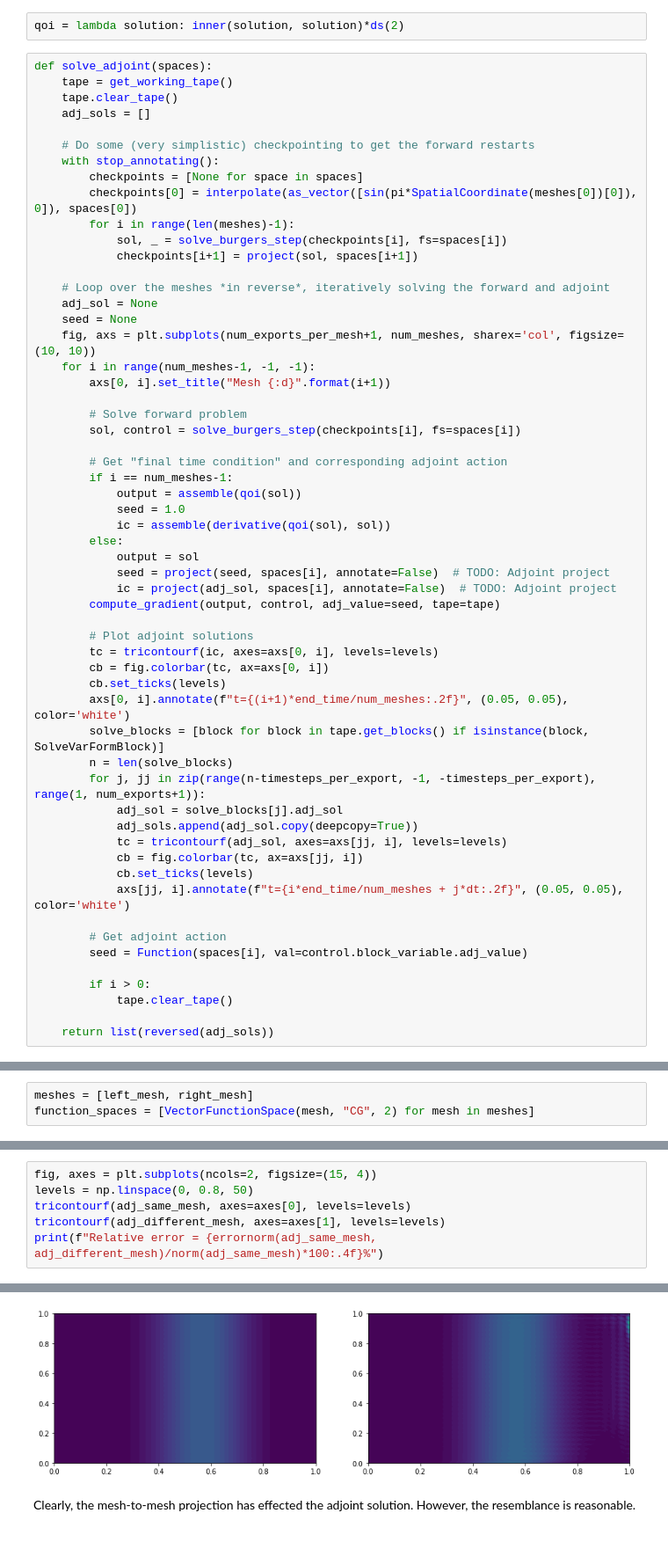
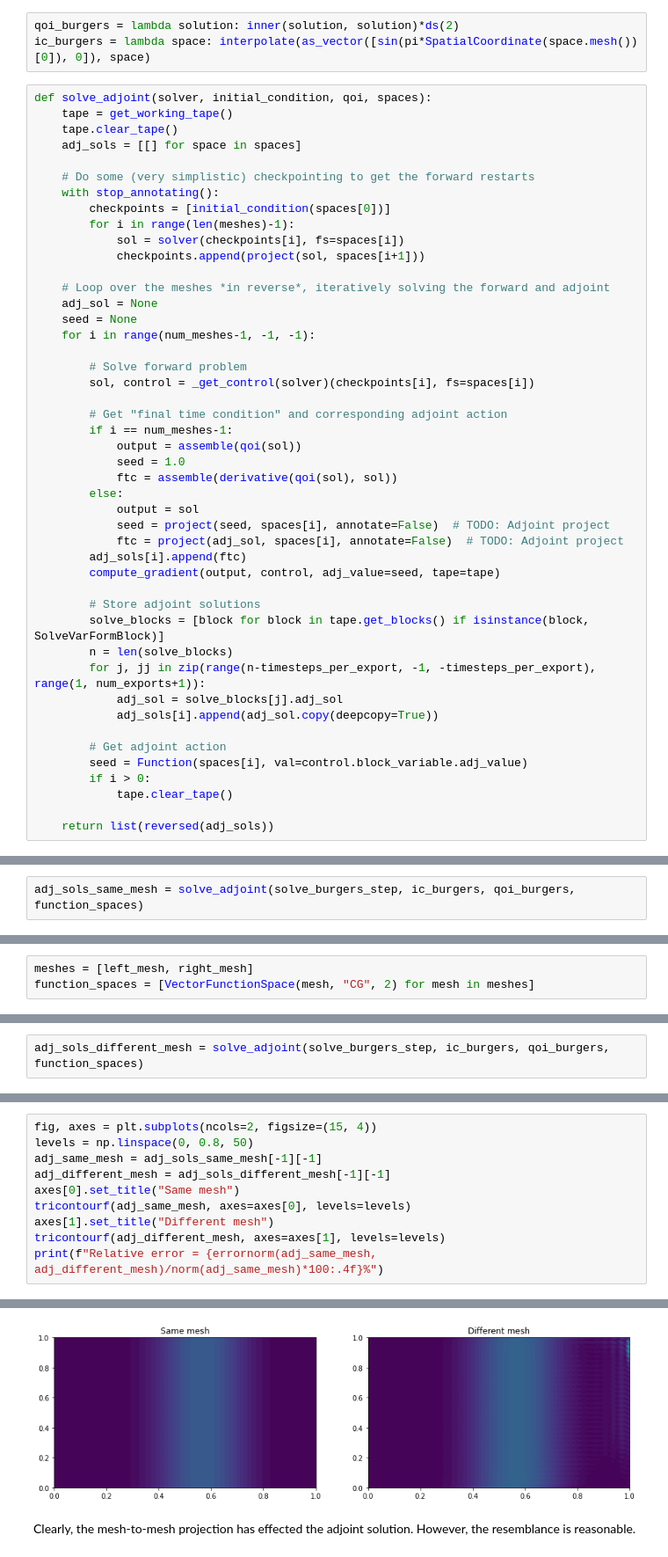
Before and after one commit to jwallwork23/adapt_utils_notebooks, a Jupyter notebook: burgers/burgers_with_restarts.ipynb, the cells around one changed output, grey strips where cells are left out. Shown at 88% size. Drawn from its saved outputs; the diff is of its cells as text.

Commit message:
burgers: separate adjoint prop from plotting

```diff
--- a/burgers/burgers_with_restarts.ipynb
+++ b/burgers/burgers_with_restarts.ipynb
@@ -97,58 +94,48 @@ levels = np.linspace(0, 0.8, 9)
 # %%
-qoi = lambda solution: inner(solution, solution)*ds(2)
+qoi_burgers = lambda solution: inner(solution, solution)*ds(2)
+ic_burgers = lambda space: interpolate(as_vector([sin(pi*SpatialCoordinate(space.mesh())[0]), 0]), space)
 # %%
-def solve_adjoint(spaces):
+def solve_adjoint(solver, initial_condition, qoi, spaces):
     tape = get_working_tape()
     tape.clear_tape()
-    adj_sols = []
+    adj_sols = [[] for space in spaces]
 
     # Do some (very simplistic) checkpointing to get the forward restarts
     with stop_annotating():
-        checkpoints = [None for space in spaces]
-        checkpoints[0] = interpolate(as_vector([sin(pi*SpatialCoordinate(meshes[0])[0]), 0]), spaces[0])
+        checkpoints = [initial_condition(spaces[0])]
         for i in range(len(meshes)-1):
-            sol, _ = solve_burgers_step(checkpoints[i], fs=spaces[i])
-            checkpoints[i+1] = project(sol, spaces[i+1])
+            sol = solver(checkpoints[i], fs=spaces[i])
+            checkpoints.append(project(sol, spaces[i+1]))
 
     # Loop over the meshes *in reverse*, iteratively solving the forward and adjoint
     adj_sol = None
     seed = None
-    fig, axs = plt.subplots(num_exports_per_mesh+1, num_meshes, sharex='col', figsize=(10, 10))
     for i in range(num_meshes-1, -1, -1):
-        axs[0, i].set_title("Mesh {:d}".format(i+1))
 
         # Solve forward problem
-        sol, control = solve_burgers_step(checkpoints[i], fs=spaces[i])
+        sol, control = _get_control(solver)(checkpoints[i], fs=spaces[i])
 
         # Get "final time condition" and corresponding adjoint action
         if i == num_meshes-1:
             output = assemble(qoi(sol))
             seed = 1.0
-            ic = assemble(derivative(qoi(sol), sol))
+            ftc = assemble(derivative(qoi(sol), sol))
         else:
             output = sol
             seed = project(seed, spaces[i], annotate=False)  # TODO: Adjoint project
-            ic = project(adj_sol, spaces[i], annotate=False)  # TODO: Adjoint project
+            ftc = project(adj_sol, spaces[i], annotate=False)  # TODO: Adjoint project
+        adj_sols[i].append(ftc)
         compute_gradient(output, control, adj_value=seed, tape=tape)
 
-        # Plot adjoint solutions
-        tc = tricontourf(ic, axes=axs[0, i], levels=levels)
-        cb = fig.colorbar(tc, ax=axs[0, i])
-        cb.set_ticks(levels)
-        axs[0, i].annotate(f"t={(i+1)*end_time/num_meshes:.2f}", (0.05, 0.05), color='white')
+        # Store adjoint solutions
         solve_blocks = [block for block in tape.get_blocks() if isinstance(block, SolveVarFormBlock)]
         n = len(solve_blocks)
         for j, jj in zip(range(n-timesteps_per_export, -1, -timesteps_per_export), range(1, num_exports+1)):
             adj_sol = solve_blocks[j].adj_sol
-            adj_sols.append(adj_sol.copy(deepcopy=True))
-            tc = tricontourf(adj_sol, axes=axs[jj, i], levels=levels)
-            cb = fig.colorbar(tc, ax=axs[jj, i])
-            cb.set_ticks(levels)
-            axs[jj, i].annotate(f"t={i*end_time/num_meshes + j*dt:.2f}", (0.05, 0.05), color='white')
+            adj_sols[i].append(adj_sol.copy(deepcopy=True))
 
         # Get adjoint action
         seed = Function(spaces[i], val=control.block_variable.adj_value)
-
         if i > 0:
             tape.clear_tape()
 
@@ -161,0 +156,2 @@ adj_same_mesh = solve_adjoint(function_spaces)[0]
+# %%
+adj_sols_same_mesh = solve_adjoint(solve_burgers_step, ic_burgers, qoi_burgers, function_spaces)
@@ -172,0 +169,2 @@ adj_different_mesh = solve_adjoint(function_spaces)[0]
+# %%
+adj_sols_different_mesh = solve_adjoint(solve_burgers_step, ic_burgers, qoi_burgers, function_spaces)
@@ -173,12 +175,16 @@ adj_different_mesh = solve_adjoint(function_spaces)[0]
 # %%
 fig, axes = plt.subplots(ncols=2, figsize=(15, 4))
 levels = np.linspace(0, 0.8, 50)
+adj_same_mesh = adj_sols_same_mesh[-1][-1]
+adj_different_mesh = adj_sols_different_mesh[-1][-1]
+axes[0].set_title("Same mesh")
 tricontourf(adj_same_mesh, axes=axes[0], levels=levels)
+axes[1].set_title("Different mesh")
 tricontourf(adj_different_mesh, axes=axes[1], levels=levels)
 print(f"Relative error = {errornorm(adj_same_mesh, adj_different_mesh)/norm(adj_same_mesh)*100:.4f}%")
 # %% [output]
 Relative error = 14.5573%
-[figure, old version]
+[figure, new version]
 # %% [markdown]
 Clearly, the mesh-to-mesh projection has effected the adjoint solution.
 However, the resemblance is reasonable.
```
Also changed, not shown: parts of 8 cells of this notebook.
